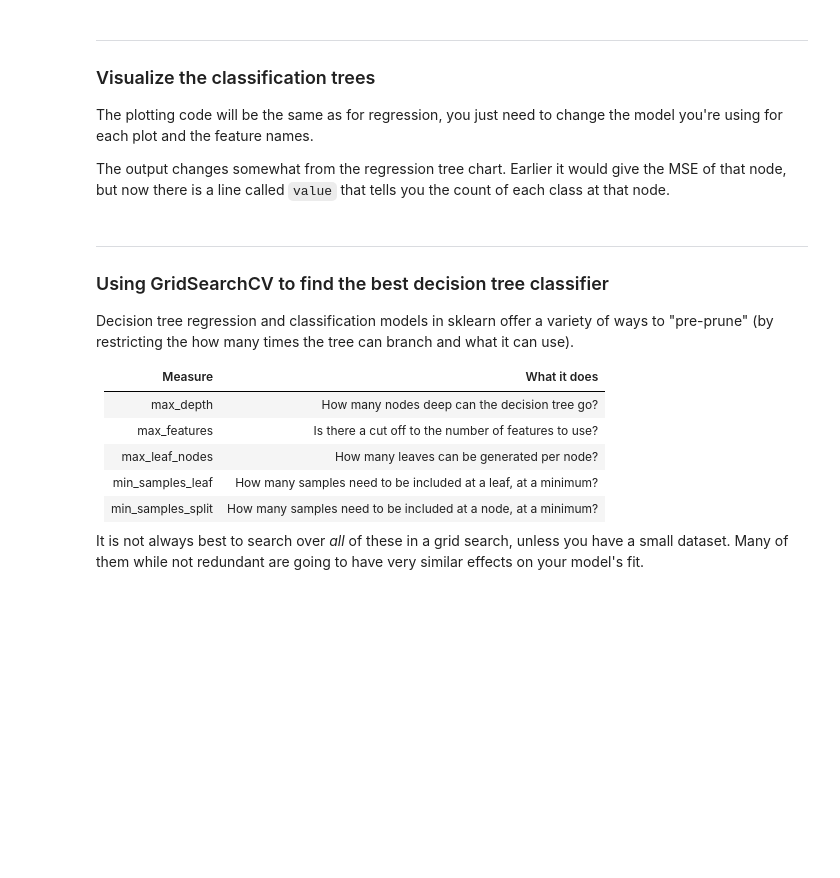
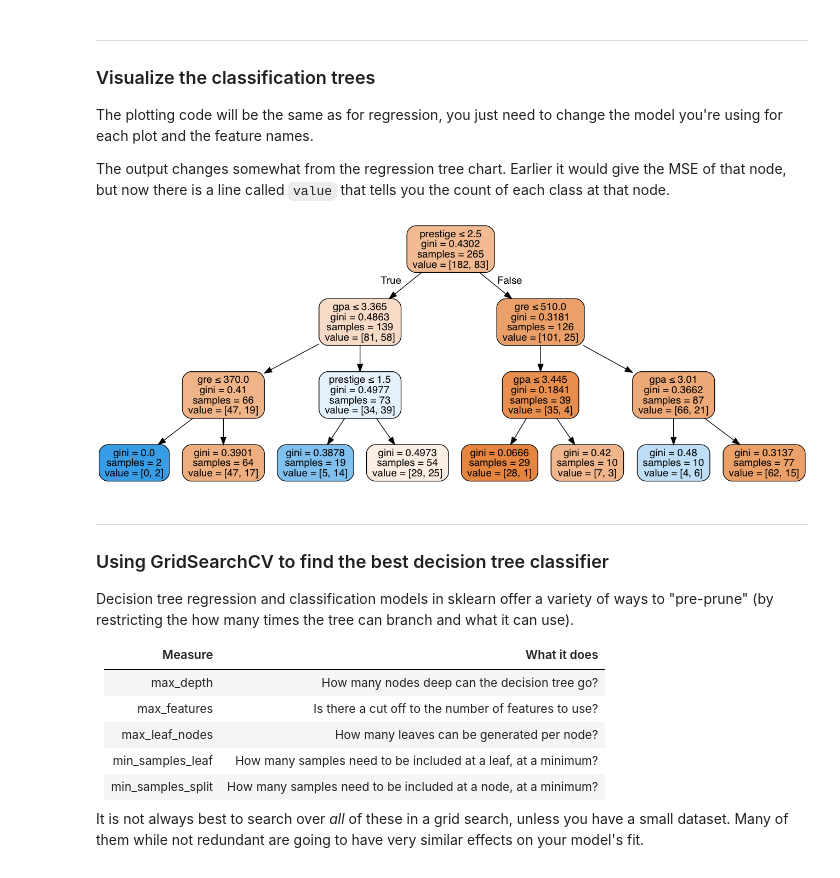
Before and after one commit to matthewbrems/old, a Jupyter notebook: curriculum/06-week/6.02-intro-to-cart-lab/6.02-starter-code-jd.ipynb, the cells around one changed output. Drawn from its saved outputs; the diff is of its cells as text; code cells hidden in the pictures; blank space fills up the shorter version.

```diff
--- a/curriculum/06-week/6.02-intro-to-cart-lab/6.02-starter-code-jd.ipynb
+++ b/curriculum/06-week/6.02-intro-to-cart-lab/6.02-starter-code-jd.ipynb
@@ -246,3 +234,11 @@ With `DecisionTreeClassifier`:
 2. Cross-validate the accuracy scores of each of the models and compare to the logistic regression earlier.
 
 Note that now you'll be using the classification task where we are predicting `admit`.
+# %%
+X_train, X_test, y_train, y_test = train_test_split(Xc, yc, test_size=0.33)
+
+model = DecisionTreeClassifier(max_depth=3)
+model = model.fit(X_train, y_train)
+
+for num in [1,2,3,0]:
+    cross_val(model, X_train, y_train)
@@ -254,6 +263,10 @@ Note that now you'll be using the classification task where we are predicting `a
 The plotting code will be the same as for regression, you just need to change the model you're using for each plot and the feature names.
 
 The output changes somewhat from the regression tree chart. Earlier it would give the MSE of that node, but now there is a line called `value` that tells you the count of each class at that node.
+# %%
+tree_diagram(model,X_train)
+# %% [output]
+[figure, added]
 # %% [markdown]
 ---
 
```
Also changed, not shown: parts of 10 cells of this notebook, 1 other file.
